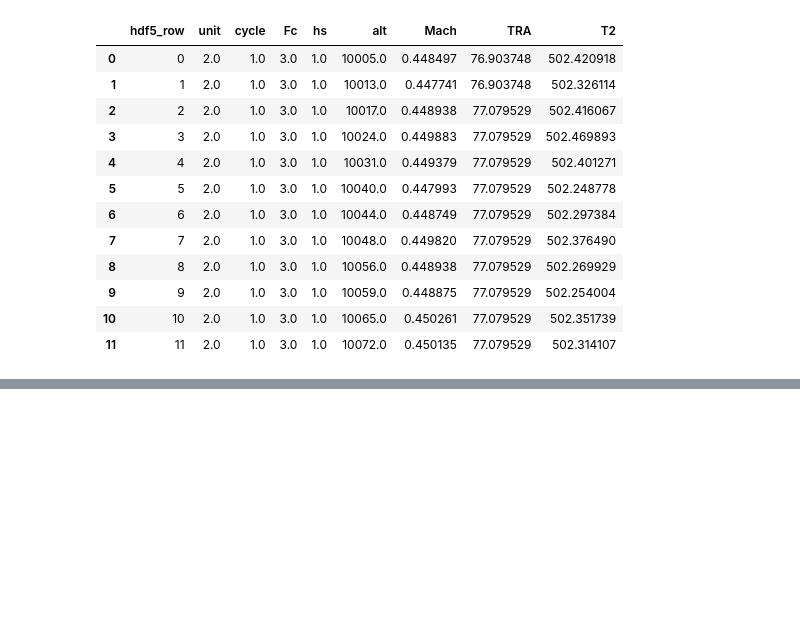
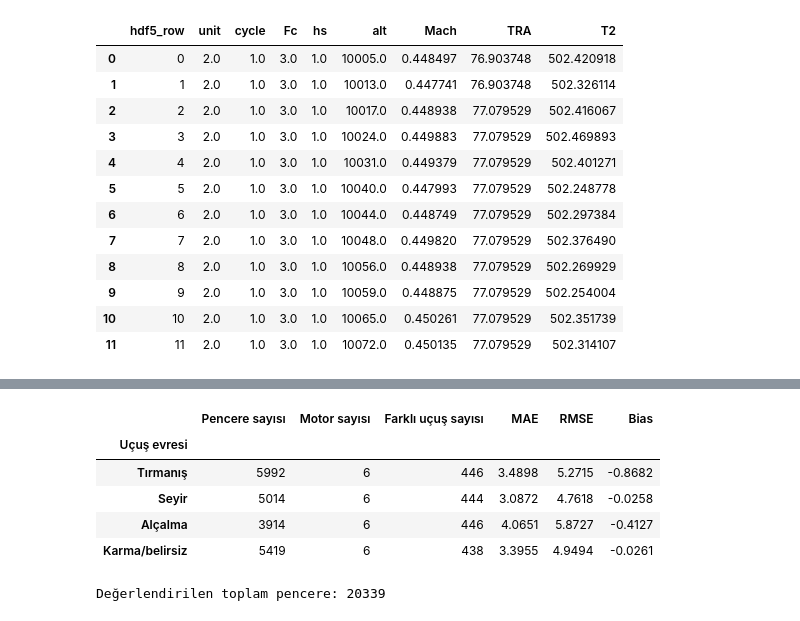
Before and after one commit to ilkinsoydas/End-to-End-PdM-Pipeline, a Jupyter notebook: n_cmapss/tcn_notebooks/2_TCN_Flight_Phase_Error_Analysis.ipynb, the cells around one changed output, grey strips where cells are left out. Cells and saved outputs as stored; diff of their text form; code cells hidden in the pictures; blank space fills up the shorter version.

```diff
--- a/n_cmapss/tcn_notebooks/2_TCN_Flight_Phase_Error_Analysis.ipynb
+++ b/n_cmapss/tcn_notebooks/2_TCN_Flight_Phase_Error_Analysis.ipynb
@@ -116,0 +2379,77 @@ Adında time veya timestamp geçen kök nesneler: []
+# %%
+# Hataları mevcut validation tahminlerinden hesapla.
+phase_errors = phase_predictions.assign(
+    error=(
+        phase_predictions["predicted_rul"]
+        - phase_predictions["actual_rul"]
+    )
+)
+phase_errors["absolute_error"] = phase_errors["error"].abs()
+phase_errors["squared_error"] = phase_errors["error"].pow(2)
+
+assert np.isfinite(
+    phase_errors[["error", "absolute_error", "squared_error"]]
+).all().all()
+
+phase_metrics = (
+    phase_errors.groupby("phase", observed=False)
+    .agg(
+        window_count=("window_id", "size"),
+        motor_count=("unit", "nunique"),
+        mae=("absolute_error", "mean"),
+        mse=("squared_error", "mean"),
+        bias=("error", "mean"),
+    )
+)
+
+# Uçuş kimliği: motor ve cycle birlikte.
+phase_metrics["flight_count"] = (
+    phase_errors[["phase", "unit", "cycle"]]
+    .drop_duplicates()
+    .groupby("phase", observed=False)
+    .size()
+)
+
+phase_metrics["rmse"] = np.sqrt(phase_metrics["mse"])
+
+phase_metrics = (
+    phase_metrics[
+        ["window_count", "motor_count", "flight_count", "mae", "rmse", "bias"]
+    ]
+    .reindex(PHASE_ORDER)
+    .rename(columns={
+        "window_count": "Pencere sayısı",
+        "motor_count": "Motor sayısı",
+        "flight_count": "Farklı uçuş sayısı",
+        "mae": "MAE",
+        "rmse": "RMSE",
+        "bias": "Bias",
+    })
+    .rename_axis("Uçuş evresi")
+)
+
+assert phase_metrics["Pencere sayısı"].sum() == len(phase_predictions)
+
+display(
+    phase_metrics.style.format(
+        {
+            "Pencere sayısı": "{:d}",
+            "Motor sayısı": "{:d}",
+            "Farklı uçuş sayısı": "{:d}",
+            "MAE": "{:.4f}",
+            "RMSE": "{:.4f}",
+            "Bias": "{:+.4f}",
+        },
+        na_rep="—",
+    )
+)
+
+print("Değerlendirilen toplam pencere:", len(phase_predictions))
+# %% [output]
+|  | Pencere sayısı | Motor sayısı | Farklı uçuş sayısı | MAE | RMSE | Bias |
+| Uçuş evresi |  |  |  |  |  |  |
+| Tırmanış | 5992 | 6 | 446 | 3.4898 | 5.2715 | -0.8682 |
+| Seyir | 5014 | 6 | 444 | 3.0872 | 4.7618 | -0.0258 |
+| Alçalma | 3914 | 6 | 446 | 4.0651 | 5.8727 | -0.4127 |
+| Karma/belirsiz | 5419 | 6 | 438 | 3.3955 | 4.9494 | -0.0261 |
+Değerlendirilen toplam pencere: 20339
```
Also changed, not shown: parts of 35 cells of this notebook, 1 other file.
